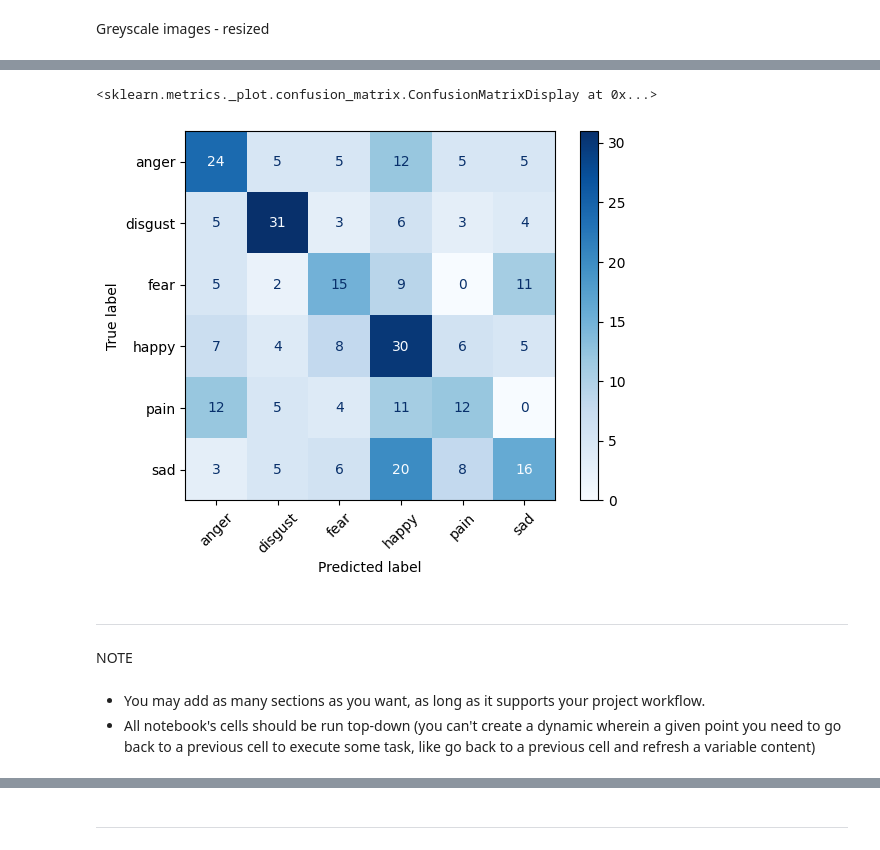
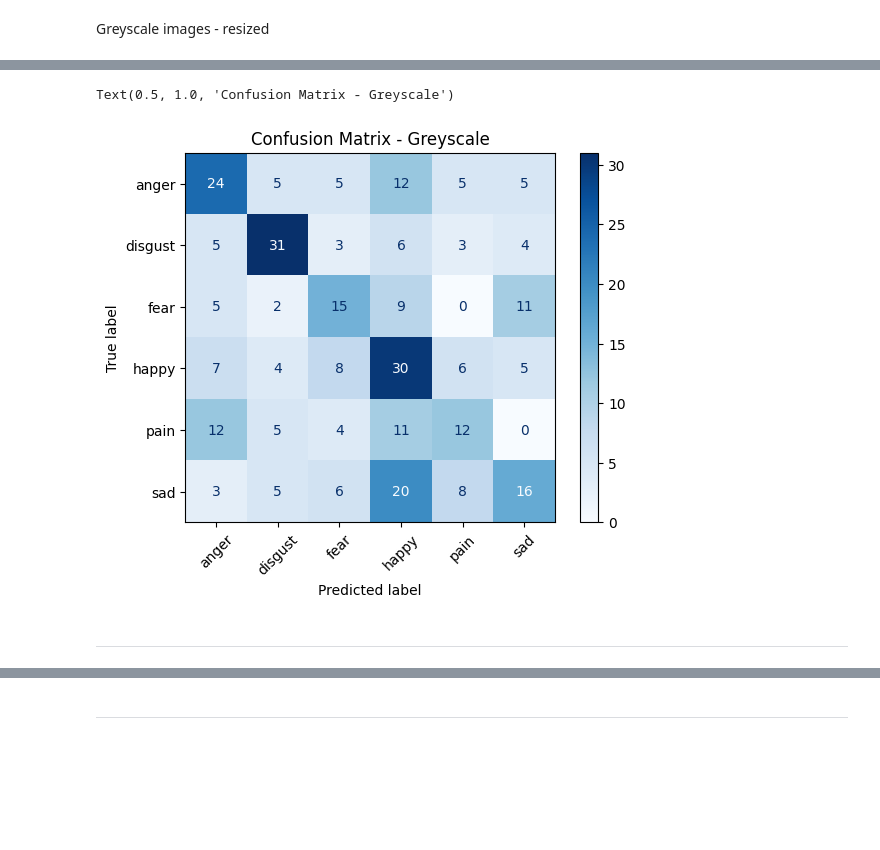
Before and after one commit to sixslotted/FaceEmotionImageClassification, a Jupyter notebook: jupyter_notebooks/CNN.ipynb, the cells around one changed output, grey strips where cells are left out. Saved outputs shown, nothing was run; the diff lists cells and outputs as text; code cells hidden in the pictures; blank space fills up the shorter version.

```diff
--- a/jupyter_notebooks/CNN.ipynb
+++ b/jupyter_notebooks/CNN.ipynb
@@ -374,4 +384,5 @@ y_true_grey = np.concatenate([y for x, y in test_grey_ds], axis=0)
 cm = confusion_matrix(y_true_grey, y_pred_grey)
 class_names = encoder.classes_
 ConfusionMatrixDisplay(cm, display_labels=class_names).plot(cmap='Blues', xticks_rotation=45)
+plt.title("Confusion Matrix - Greyscale")
 # %% [output]
@@ -379,9 +390,4 @@ ConfusionMatrixDisplay(cm, display_labels=class_names).plot(cmap='Blues', xticks
-<sklearn.metrics._plot.confusion_matrix.ConfusionMatrixDisplay at 0x...>
+Text(0.5, 1.0, 'Confusion Matrix - Greyscale')
-[figure, old version]
+[figure, new version]
 # %% [markdown]
 ---
-# %% [markdown]
-NOTE
-# %% [markdown]
-* You may add as many sections as you want, as long as it supports your project workflow.
-* All notebook's cells should be run top-down (you can't create a dynamic wherein a given point you need to go back to a previous cell to execute some task, like go back to a previous cell and refresh a variable content)
```
Also changed, not shown: parts of 11 cells of this notebook, 7 other files.
